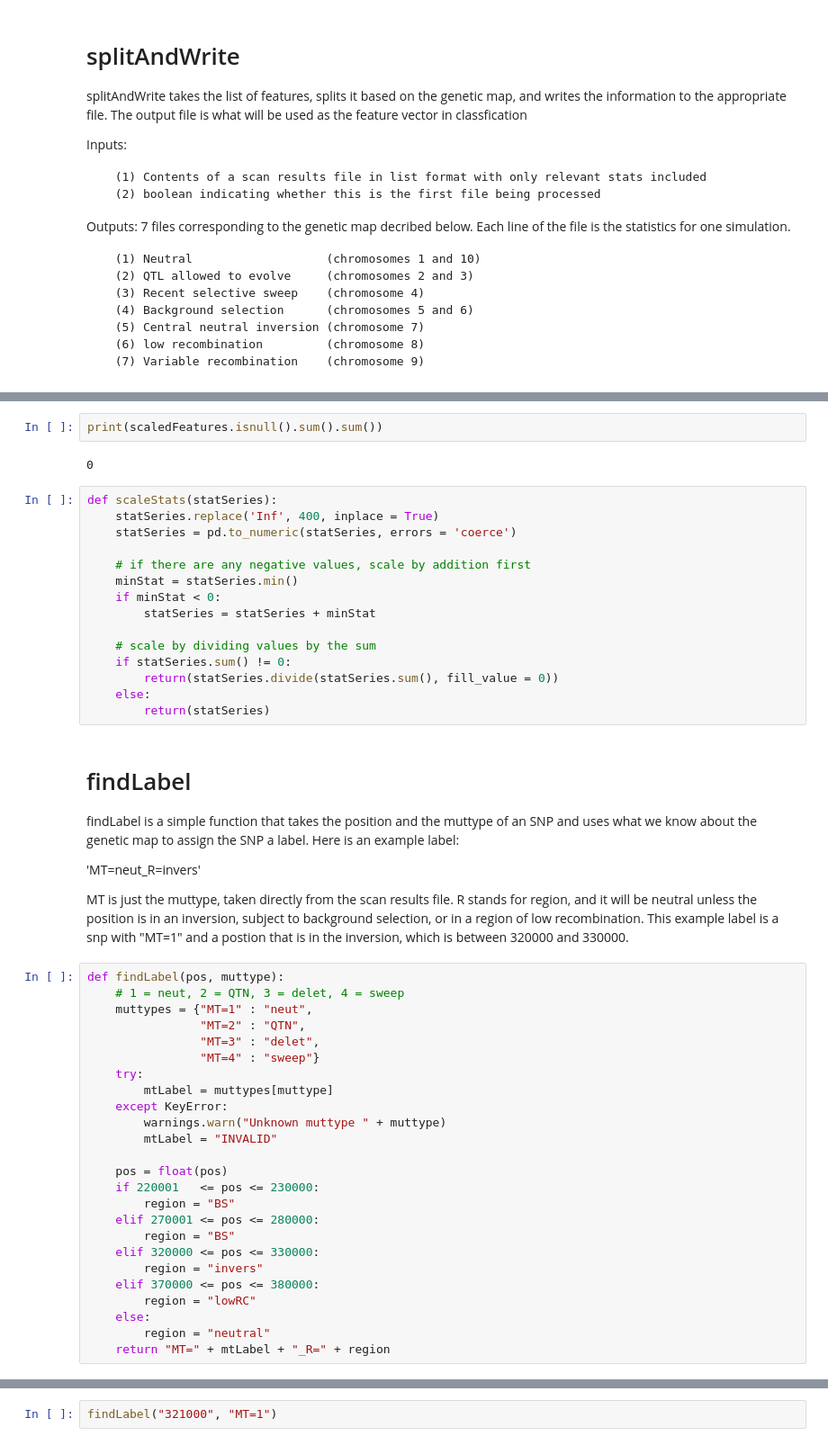
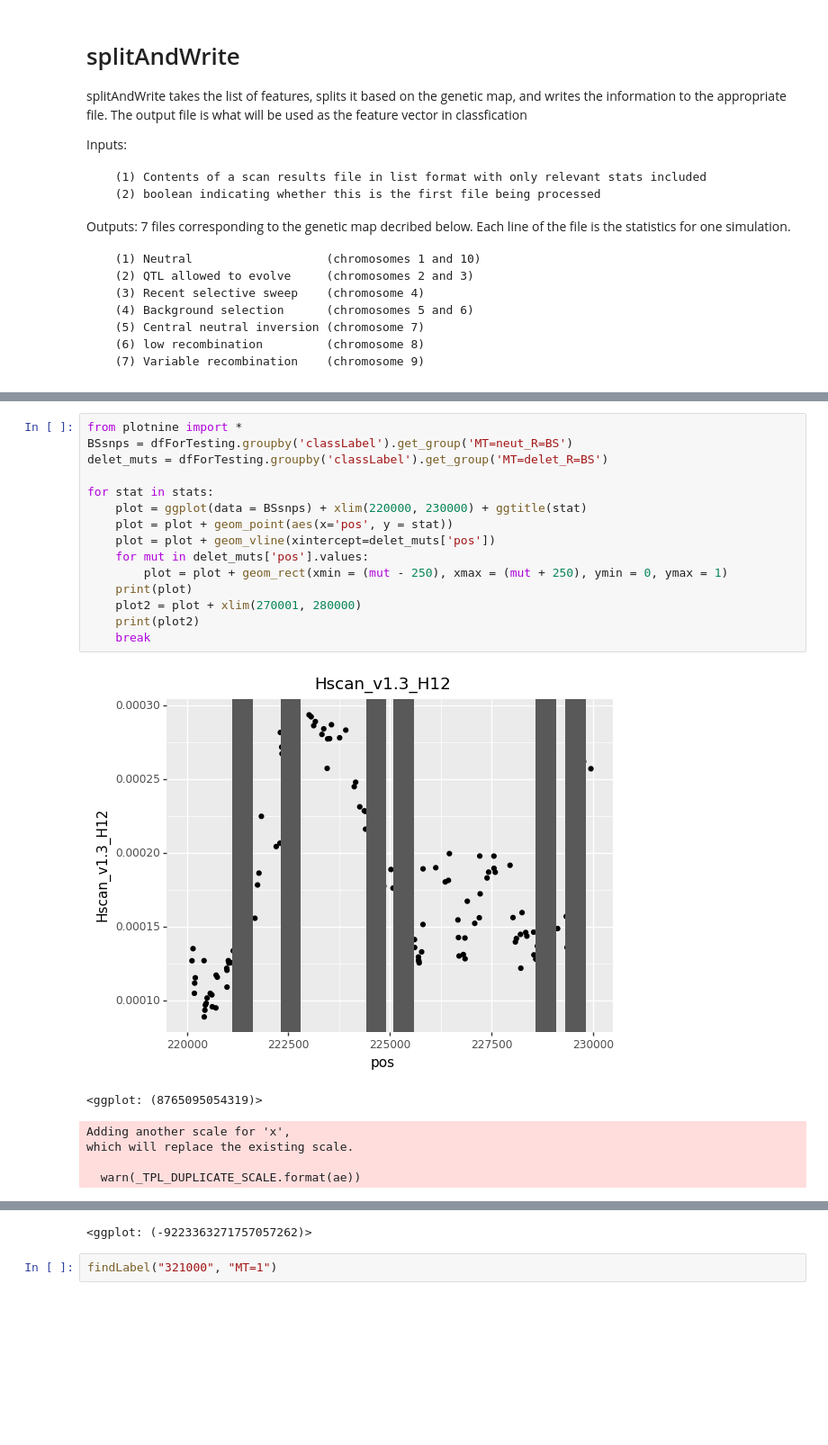
Before and after one commit to TestTheTests/TTT_RecombinationGenomeScans, a Jupyter notebook: ml_project/makeFeatureVecsIndivSNPs.ipynb, the cells around one changed output, grey strips where cells are left out. Shown at 90% size. Saved outputs shown, nothing was run; the diff lists cells and outputs as text; blank space fills up the shorter version.

```diff
--- a/ml_project/makeFeatureVecsIndivSNPs.ipynb
+++ b/ml_project/makeFeatureVecsIndivSNPs.ipynb
@@ -137,52 +173,22 @@ nan
-# %%
-print(scaledFeatures.isnull().sum().sum())
-# %% [output]
-0
-# %%
-def scaleStats(statSeries):
-    statSeries.replace('Inf', 400, inplace = True)
-    statSeries = pd.to_numeric(statSeries, errors = 'coerce')
-
-    # if there are any negative values, scale by addition first
-    minStat = statSeries.min()
-    if minStat < 0:
-        statSeries = statSeries + minStat
-
-    # scale by dividing values by the sum
-    if statSeries.sum() != 0:
-        return(statSeries.divide(statSeries.sum(), fill_value = 0))
-    else:
-        return(statSeries)
-# %% [markdown]
-# findLabel
-findLabel is a simple function that takes the position and the muttype of an SNP and uses what we know about the
-genetic map to assign the SNP a label. Here is an example label:
-
-'MT=neut_R=invers'
-
-MT is just the muttype, taken directly from the scan results file. R stands for region, and it will be neutral unless the position is in an inversion, subject to background selection, or in a region of low recombination. This example label is a snp with "MT=1" and a postion that is in the inversion, which is between 320000 and 330000.
-# %%
-def findLabel(pos, muttype):
-    # 1 = neut, 2 = QTN, 3 = delet, 4 = sweep
-    muttypes = {"MT=1" : "neut",
-                "MT=2" : "QTN",
-                "MT=3" : "delet",
-                "MT=4" : "sweep"}
-    try:
-        mtLabel = muttypes[muttype]
-    except KeyError:
-        warnings.warn("Unknown muttype " + muttype)
-        mtLabel = "INVALID"
-
-    pos = float(pos)
-    if 220001   <= pos <= 230000:
-        region = "BS"
-    elif 270001 <= pos <= 280000:
-        region = "BS"
-    elif 320000 <= pos <= 330000:
-        region = "invers"
-    elif 370000 <= pos <= 380000:
-        region = "lowRC"
-    else:
-        region = "neutral"
-    return "MT=" + mtLabel + "_R=" + region
+# %%
+from plotnine import *
+BSsnps = dfForTesting.groupby('classLabel').get_group('MT=neut_R=BS')
+delet_muts = dfForTesting.groupby('classLabel').get_group('MT=delet_R=BS')
+
+for stat in stats:
+    plot = ggplot(data = BSsnps) + xlim(220000, 230000) + ggtitle(stat)
+    plot = plot + geom_point(aes(x='pos', y = stat))
+    plot = plot + geom_vline(xintercept=delet_muts['pos'])
+    for mut in delet_muts['pos'].values:
+        plot = plot + geom_rect(xmin = (mut - 250), xmax = (mut + 250), ymin = 0, ymax = 1)
+    print(plot)
+    plot2 = plot + xlim(270001, 280000)
+    print(plot2)
+    break
+# %% [output]
+[figure, added]
+<ggplot: (8765095054319)>
+Adding another scale for 'x',
+which will replace the existing scale.
+
+  warn(_TPL_DUPLICATE_SCALE.format(ae))
@@ -189,3 +196,4 @@ def findLabel(pos, muttype):
+<ggplot: (-9223363271757057262)>
 # %%
 findLabel("321000", "MT=1")
 # %% [output]
```
Also changed, not shown: parts of 21 cells of this notebook, 26 other files.
